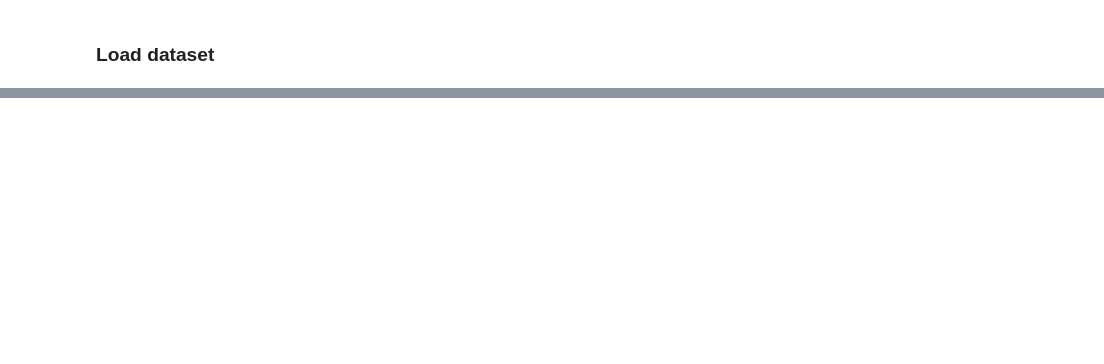
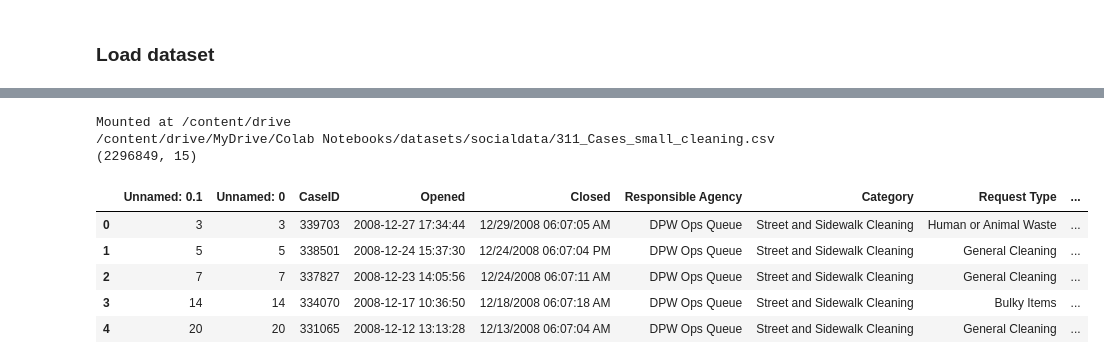
Before and after one commit to GustavHansen99/SocialDataFinalProject, a Jupyter notebook: coding/data_exploration_aiax.ipynb, the cells around one changed output, grey strips where cells are left out. Cells and saved outputs as stored; diff of their text form; code cells hidden in the pictures; blank space fills up the shorter version.

Commit message:
Add time-series for new project

```diff
--- a/coding/data_exploration_aiax.ipynb
+++ b/coding/data_exploration_aiax.ipynb
@@ -519,0 +53,47 @@ Num points: 1318
+# %%
+from google.colab import drive
+drive.mount('/content/drive')
+
+datasets_path = '/content/drive/MyDrive/Colab Notebooks/datasets/socialdata'
+file_path = "311_Cases_small_cleaning.csv"
+dataset_path = os.path.join(datasets_path, file_path)
+print(dataset_path)
+
+# Load dataset with only necessary cols
+# cols = ['CaseID', 'Opened', 'Category', 'Latitude', 'Longitude', 'Responsible Agency']
+# cols = ['CaseID', 'Opened', 'Closed', 'Category', 'Request Type', 'Request Details', 'Street', 'Police District', 'Latitude', 'Longitude', 'Responsible Agency']
+# df = pd.read_csv(dataset_path, usecols=cols, low_memory=True)
+# df = df[df['Category']=='Street and Sidewalk Cleaning']
+# df.to_csv(os.path.join(datasets_path, "311_Cases_small_cleaning.csv"))
+
+df = pd.read_csv(dataset_path)
+
+# Optional: set display options to show all columns
+pd.set_option('display.max_columns', None)
+
+# Select float format
+pd.set_option('float_format', '{:.2f}'.format)
+
+# Set main colors for plots
+color='lavender'
+edgecolor='indigo'
+
+# Convert the "Opened" column to a datetime object, and extract the date and time components into separate columns
+df['Opened'] = pd.to_datetime(df['Opened'], format='%m/%d/%Y %I:%M:%S %p')
+
+df['Date'] = df['Opened'].dt.date
+df['Time'] = df['Opened'].dt.time
+
+# Show the first few rows of the resulting dataframe
+print(df.shape)
+df.head()
+# %% [output]
+Mounted at /content/drive
+/content/drive/MyDrive/Colab Notebooks/datasets/socialdata/311_Cases_small_cleaning.csv
+(2296849, 15)
+|  | Unnamed: 0.1 | Unnamed: 0 | CaseID | Opened | Closed | Responsible Agency | Category | Request Type | ... |
+| 0 | 3 | 3 | 339703 | 2008-12-27 17:34:44 | 12/29/2008 06:07:05 AM | DPW Ops Queue | Street and Sidewalk Cleaning | Human or Animal Waste | ... |
+| 1 | 5 | 5 | 338501 | 2008-12-24 15:37:30 | 12/24/2008 06:07:04 PM | DPW Ops Queue | Street and Sidewalk Cleaning | General Cleaning | ... |
+| 2 | 7 | 7 | 337827 | 2008-12-23 14:05:56 | 12/24/2008 06:07:11 AM | DPW Ops Queue | Street and Sidewalk Cleaning | General Cleaning | ... |
+| 3 | 14 | 14 | 334070 | 2008-12-17 10:36:50 | 12/18/2008 06:07:18 AM | DPW Ops Queue | Street and Sidewalk Cleaning | Bulky Items | ... |
+| 4 | 20 | 20 | 331065 | 2008-12-12 13:13:28 | 12/13/2008 06:07:04 AM | DPW Ops Queue | Street and Sidewalk Cleaning | General Cleaning | ... |
```
Also changed, not shown: parts of 51 cells of this notebook.
